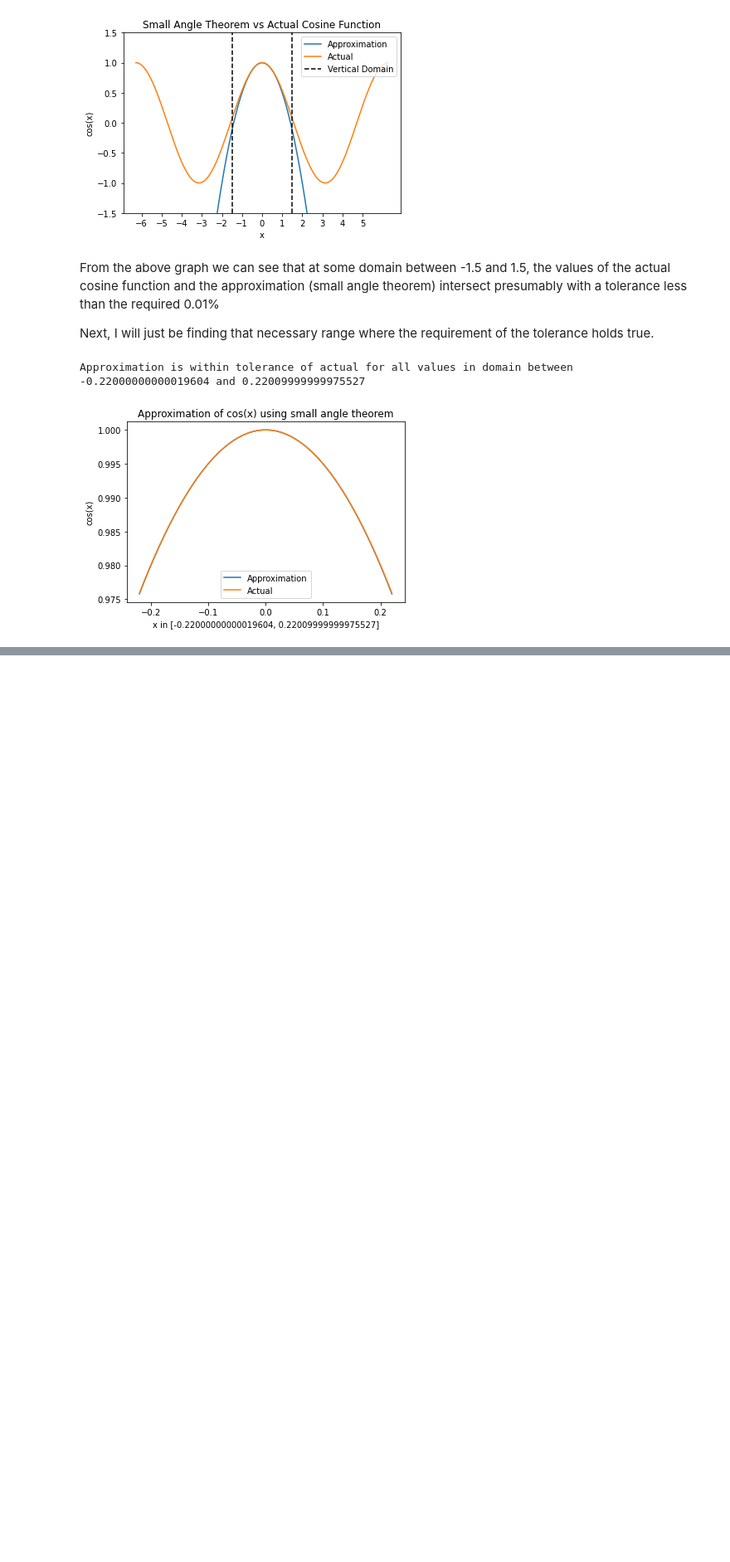
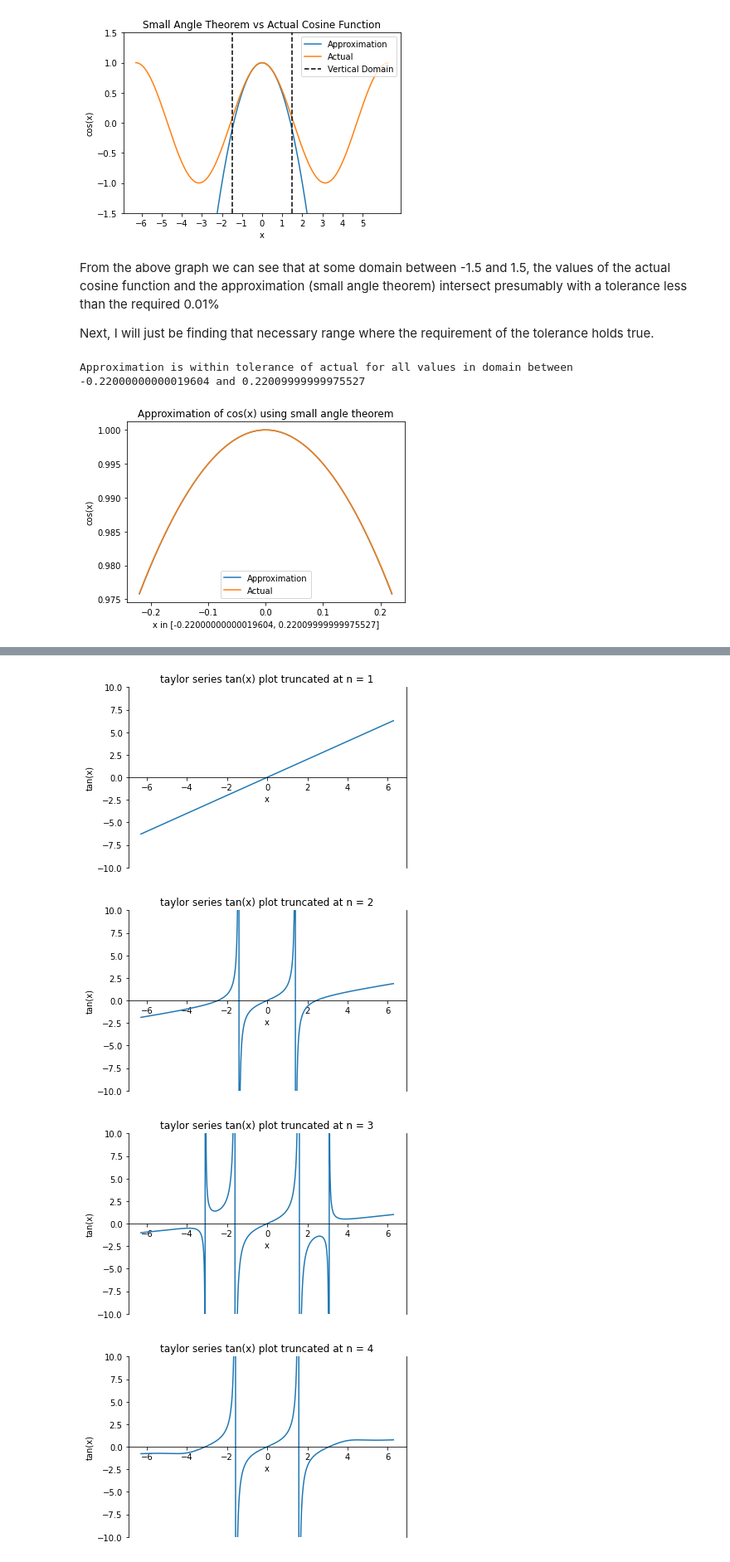
Before and after one commit to Rishi-Bidani/FIT3139, a Jupyter notebook: assignment1/final.ipynb, the cells around one changed output, grey strips where cells are left out. Shown at 83% size. Saved outputs shown, nothing was run; the diff lists cells and outputs as text; code cells hidden in the pictures; blank space fills up the shorter version.

```diff
--- a/assignment1/final.ipynb
+++ b/assignment1/final.ipynb
@@ -311,0 +378,47 @@ Approximation is within tolerance of actual for all values in domain between -0.
+# %%
+def taylor_tan(x: int, n: int) -> np.ndarray:
+    """Taylor series expansion of tan(x) at x=0
+
+    Args:
+        x (int): single domain value
+        n (int): number of terms
+
+    Returns:
+        np.ndarray: returns the taylor series expansion of n terms for a particular domain value
+    """
+    return taylor_sin(x, n) / taylor_cos(x, n)
+# %%
+def plot_taylor_tan(domain_start, domain_end, spacing, truncate):
+    """Plots the taylor series expansion of tan(x) at x=0
+
+    Args:
+        domain_start (int): starting domain value
+        domain_end (int): ending domain value
+        spacing (int): spacing between domain values
+        truncate (int): number of terms to truncate the taylor series expansion
+    """
+    x = np.linspace(domain_start, domain_end, spacing)
+    y = [taylor_tan(i, truncate) for i in x]
+    # Labels and making it pretty ========================
+    plt.xlabel('x')
+    plt.ylabel('tan(x)')
+    plt.title('taylor series tan(x) plot truncated at n = ' + str(truncate))
+    # remove bottom and top spines
+    plt.gca().spines['bottom'].set_position('center')
+    plt.gca().spines['top'].set_color('none')
+    # ===================================================
+    plt.ylim(-10, 10)
+    plt.plot(x, y)
+    plt.show()
+# %%
+domain_start = -2 * math.pi
+domain_end = 2 * math.pi
+spacing = 1000
+
+for trunc in range(1, 11):
+    plot_taylor_tan(domain_start, domain_end, spacing, trunc)
+# %% [output]
+[figure, added]
+[figure, added]
+[figure, added]
+[figure, added]
```
Also changed, not shown: parts of 60 cells of this notebook, 1 other file.
